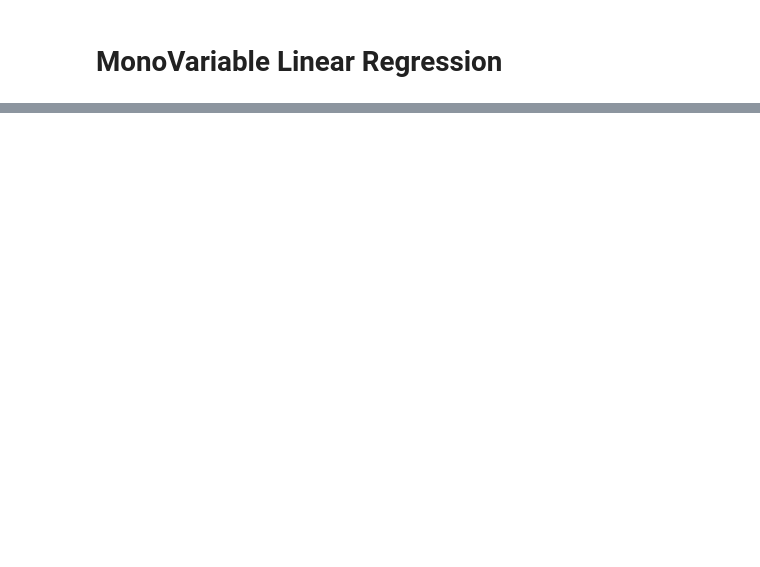
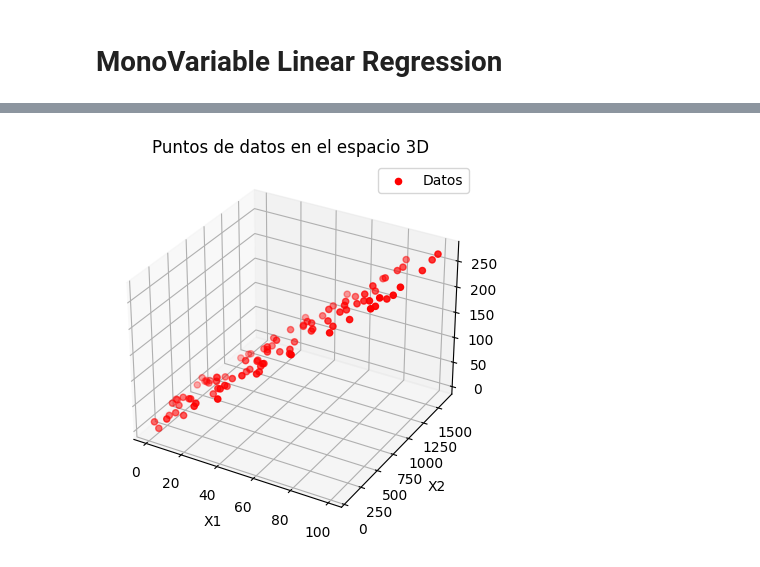
Before and after one commit to aagodoy1/Algorithms, a Jupyter notebook: Regressions/linear_regression.ipynb, the cells around one changed output, grey strips where cells are left out. Drawn from its saved outputs; the diff is of its cells as text; code cells hidden in the pictures; blank space fills up the shorter version.

```diff
--- a/Regressions/linear_regression.ipynb
+++ b/Regressions/linear_regression.ipynb
@@ -34,0 +77,31 @@ linear_reg(X,Y)
+# %%
+import numpy as np
+import matplotlib.pyplot as plt
+from mpl_toolkits.mplot3d import Axes3D
+
+# Generar datos aleatorios para X entre 0 y 100
+X1 = [random.uniform(0, 100) for _ in range(100)]
+
+# Generar Y con una relación lineal con X, añadiendo algo de ruido
+Y = [2.5 * x1 + 17 + random.uniform(-25, 25) for x1 in X1]
+
+# Generar X2 con una relacion lineal con Y, añadiendo ruido
+X2 = [6.125 * y  + random.uniform(-50, 50) for y in Y]
+
+
+fig = plt.figure()
+ax = fig.add_subplot(111, projection='3d')
+
+# Puntos de datos originales
+ax.scatter(X1, X2, Y, color='red', label='Datos')
+
+# Etiquetas y título
+ax.set_xlabel('X1')
+ax.set_ylabel('X2')
+ax.set_zlabel('Y')
+ax.set_title('Puntos de datos en el espacio 3D')
+
+plt.legend()
+plt.show()
+# %% [output]
+[figure, added]
```
Also changed, not shown: parts of 5 cells of this notebook.
